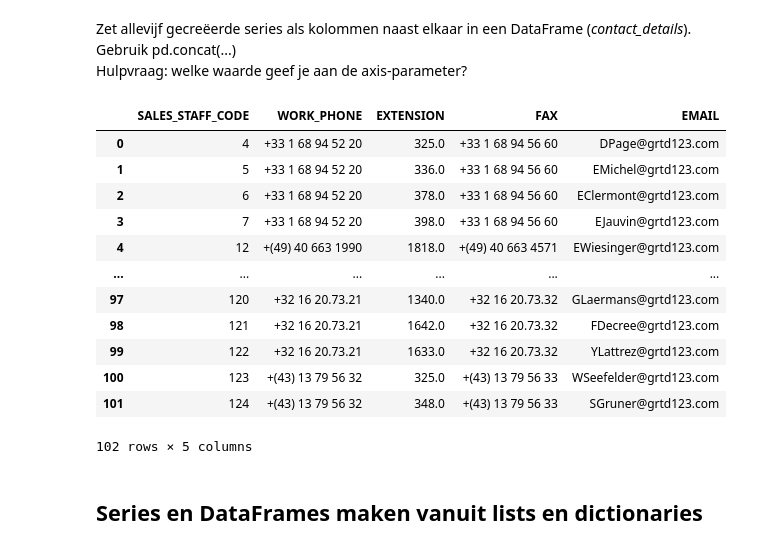
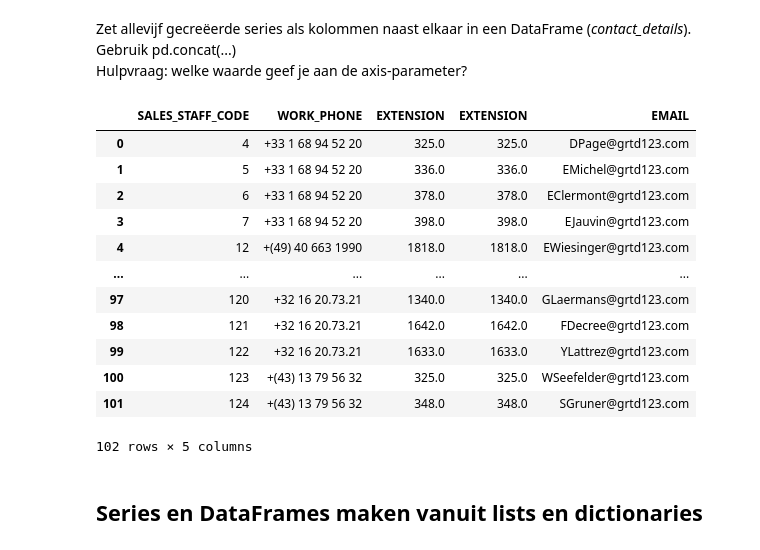
Before and after one commit to RobbertSchwarze/SEM4Robbert, a Jupyter notebook: DEAI - Pythonweek WC Basistechnieken & Dependency Management/Opdrachten.ipynb, the cells around one changed output. Drawn from its saved outputs; the diff is of its cells as text; code cells hidden in the pictures.

```diff
--- a/DEAI - Pythonweek WC Basistechnieken & Dependency Management/Opdrachten.ipynb
+++ b/DEAI - Pythonweek WC Basistechnieken & Dependency Management/Opdrachten.ipynb
@@ -550,29 +591,40 @@ De volgende 5 kolommen hebben betrekking op de contactdetails van elke medewerke
 
 Maak van elk van deze 5 kolommen een serie.
 # %%
+#salestaff = dataFrame['SALES_STAFF_CODE']
+#workphone = dataFrame['WORK_PHONE']
+#extension = dataFrame['EXTENSION']
+#fax = dataFrame['FAX']
+#email = dataFrame['EMAIL']
+
 salestaff = dataFrame['SALES_STAFF_CODE']
 workphone = dataFrame['WORK_PHONE']
 extension = dataFrame['EXTENSION']
-fax = dataFrame['FAX']
+fax = dataFrame['EXTENSION']
 email = dataFrame['EMAIL']
 # %% [markdown]
 Zet allevijf gecreëerde series als kolommen naast elkaar in een DataFrame (*contact_details*). Gebruik pd.concat(...)<br>
 Hulpvraag: welke waarde geef je aan de axis-parameter?
 # %%
-pd.concat([salestaff, workphone, extension, fax, email], axis = 1)
+#contact_details = pd.concat([salestaff, workphone, extension, fax, email], axis = 1)
+
+#contact_details
+
+contact_details = pd.concat([salestaff, workphone, extension, fax, email], axis = 1)
+contact_details
 # %% [output]
-|  | SALES_STAFF_CODE | WORK_PHONE | EXTENSION | FAX | EMAIL |
-| 0 | 4 | +33 1 68 94 52 20 | 325.0 | +33 1 68 94 56 60 | DPage@grtd123.com |
-| 1 | 5 | +33 1 68 94 52 20 | 336.0 | +33 1 68 94 56 60 | EMichel@grtd123.com |
-| 2 | 6 | +33 1 68 94 52 20 | 378.0 | +33 1 68 94 56 60 | EClermont@grtd123.com |
-| 3 | 7 | +33 1 68 94 52 20 | 398.0 | +33 1 68 94 56 60 | EJauvin@grtd123.com |
-| 4 | 12 | +(49) 40 663 1990 | 1818.0 | +(49) 40 663 4571 | EWiesinger@grtd123.com |
+|  | SALES_STAFF_CODE | WORK_PHONE | EXTENSION | EXTENSION | EMAIL |
+| 0 | 4 | +33 1 68 94 52 20 | 325.0 | 325.0 | DPage@grtd123.com |
+| 1 | 5 | +33 1 68 94 52 20 | 336.0 | 336.0 | EMichel@grtd123.com |
+| 2 | 6 | +33 1 68 94 52 20 | 378.0 | 378.0 | EClermont@grtd123.com |
+| 3 | 7 | +33 1 68 94 52 20 | 398.0 | 398.0 | EJauvin@grtd123.com |
+| 4 | 12 | +(49) 40 663 1990 | 1818.0 | 1818.0 | EWiesinger@grtd123.com |
 | ... | ... | ... | ... | ... | ... |
-| 97 | 120 | +32 16 20.73.21 | 1340.0 | +32 16 20.73.32 | GLaermans@grtd123.com |
-| 98 | 121 | +32 16 20.73.21 | 1642.0 | +32 16 20.73.32 | FDecree@grtd123.com |
-| 99 | 122 | +32 16 20.73.21 | 1633.0 | +32 16 20.73.32 | YLattrez@grtd123.com |
-| 100 | 123 | +(43) 13 79 56 32 | 325.0 | +(43) 13 79 56 33 | WSeefelder@grtd123.com |
-| 101 | 124 | +(43) 13 79 56 32 | 348.0 | +(43) 13 79 56 33 | SGruner@grtd123.com |
+| 97 | 120 | +32 16 20.73.21 | 1340.0 | 1340.0 | GLaermans@grtd123.com |
+| 98 | 121 | +32 16 20.73.21 | 1642.0 | 1642.0 | FDecree@grtd123.com |
+| 99 | 122 | +32 16 20.73.21 | 1633.0 | 1633.0 | YLattrez@grtd123.com |
+| 100 | 123 | +(43) 13 79 56 32 | 325.0 | 325.0 | WSeefelder@grtd123.com |
+| 101 | 124 | +(43) 13 79 56 32 | 348.0 | 348.0 | SGruner@grtd123.com |
 102 rows × 5 columns
 # %% [markdown]
 ## Series en DataFrames maken vanuit lists en dictionaries
```
Also changed, not shown: parts of 32 cells of this notebook.
